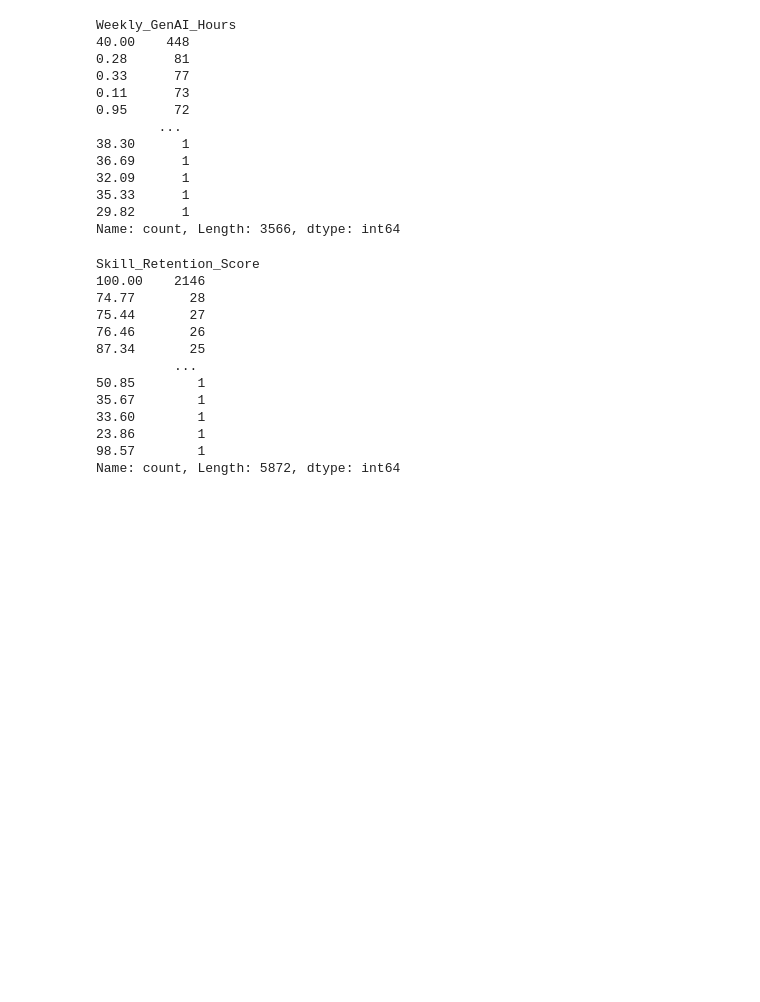
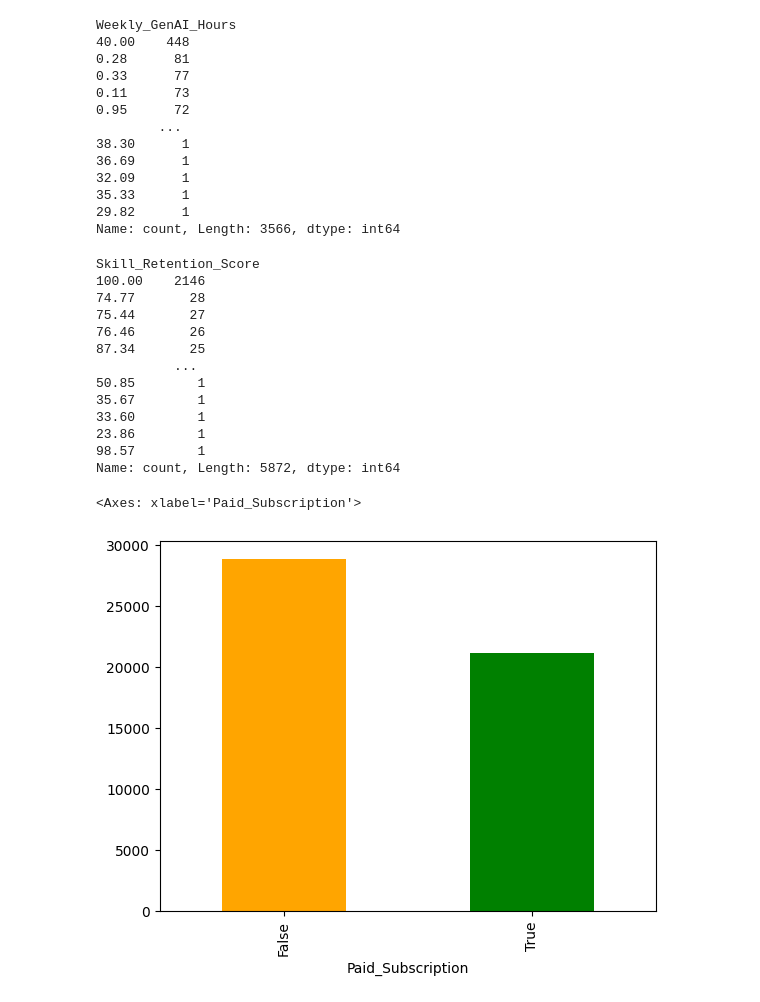
Before and after one commit to luitzdaryl/AI-Impact-2030, a Jupyter notebook: notebeooks/exploration.ipynb, the cells around one changed output. Cells and saved outputs as stored; diff of their text form; code cells hidden in the pictures; blank space fills up the shorter version.

```diff
--- a/notebeooks/exploration.ipynb
+++ b/notebeooks/exploration.ipynb
@@ -381,3 +400,9 @@ Skill_Retention_Score
 23.86        1
 98.57        1
 Name: count, Length: 5872, dtype: int64
+# %%
+# Let's visualize whether student paid subscription for AI tools or not
+df["Paid_Subscription"].value_counts().plot(kind="bar", color=["orange", "green"])
+# %% [output]
+<Axes: xlabel='Paid_Subscription'>
+[figure, added]
```
Also changed, not shown: parts of 3 cells of this notebook.
